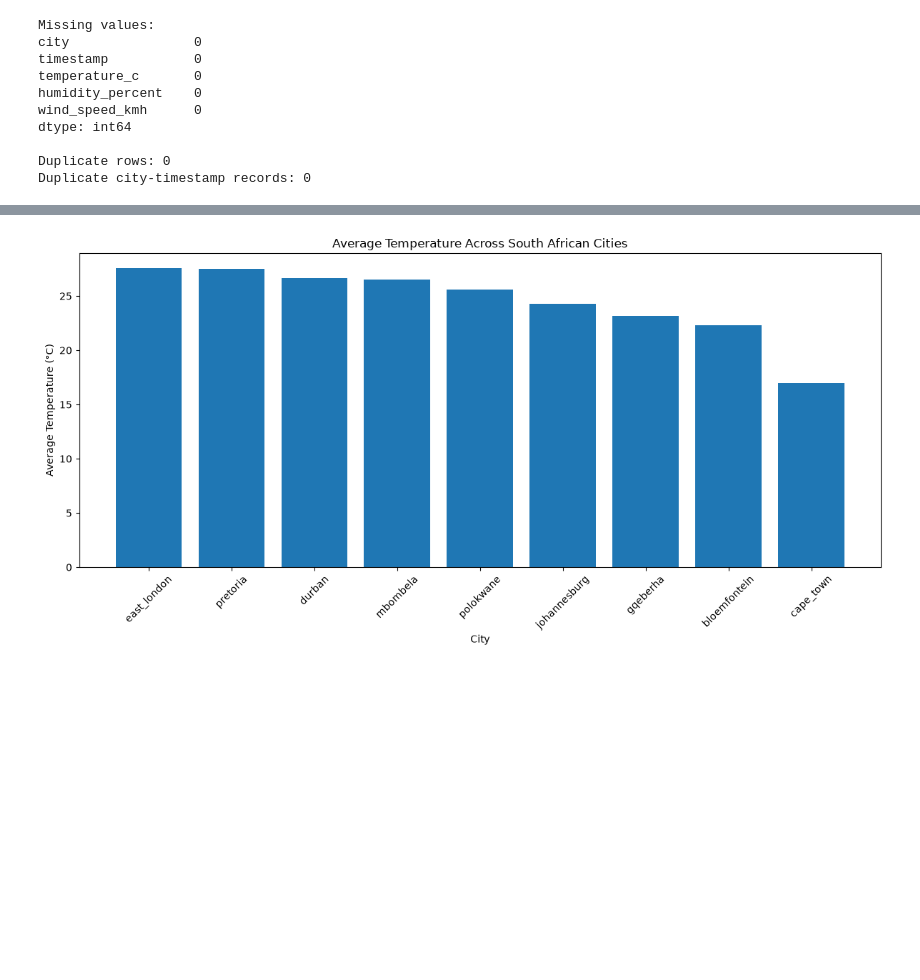
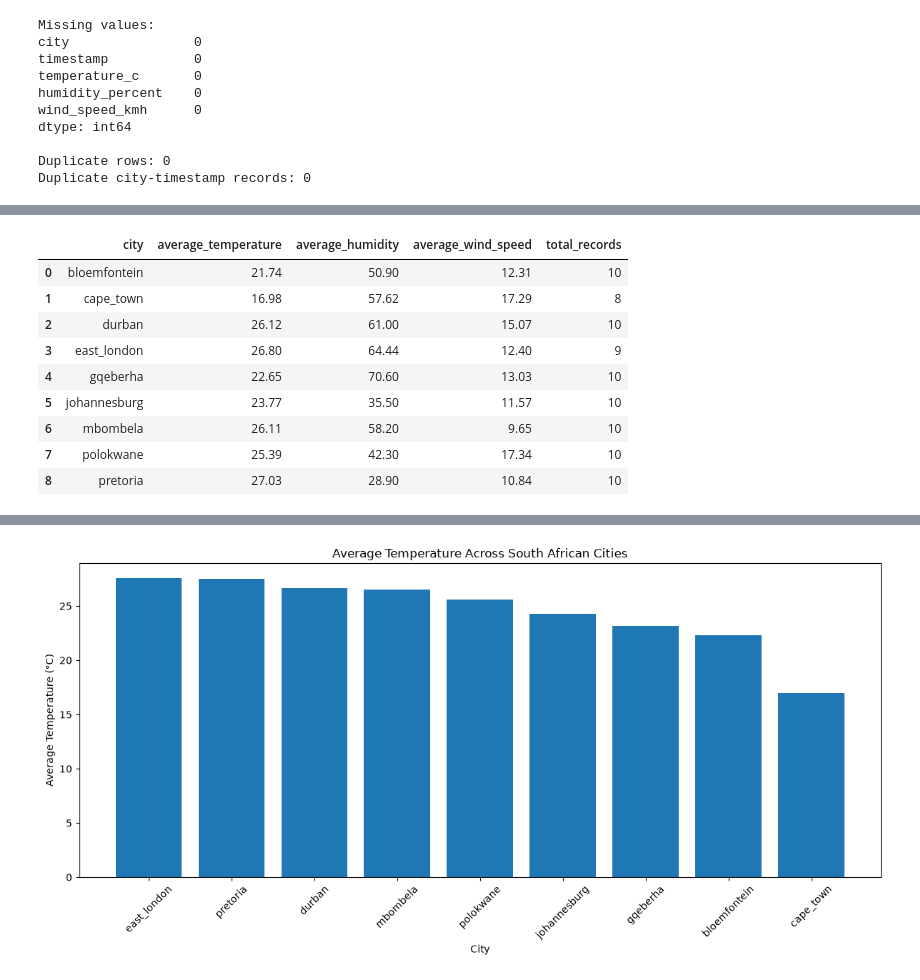
Before and after one commit to Bmpalanga/South_african_weather_pipeline, a Jupyter notebook: weather_analysis_clean.ipynb, the cells around one changed output, grey strips where cells are left out. Cells and saved outputs as stored; diff of their text form; code cells hidden in the pictures; blank space fills up the shorter version.

```diff
--- a/weather_analysis_clean.ipynb
+++ b/weather_analysis_clean.ipynb
@@ -92,0 +84,20 @@ display(city_summary)
+# %%
+import pandas as pd
+import matplotlib.pyplot as plt
+from pathlib import Path
+
+# Find the project folder
+project_dir = Path.home() / "Electives" / "South_african_weather_pipeline"
+
+# Locate the processed weather CSV file
+csv_path = project_dir / "data" / "processed" / "weather.csv"
+
+# Load the weather data
+df = pd.read_csv(csv_path)
+
+# Display the first five rows
+display(df.head())
+
+# Show the total number of records
+print("Total records:", len(df))
+print("Unique cities:", df["city"].nunique())
@@ -92,0 +113,25 @@ display(city_summary)
+# %%
+# Calculate average weather conditions for each city
+city_summary = df.groupby("city").agg(
+    average_temperature=("temperature_c", "mean"),
+    average_humidity=("humidity_percent", "mean"),
+    average_wind_speed=("wind_speed_kmh", "mean"),
+    total_records=("timestamp", "count")
+).reset_index()
+
+# Round averages to two decimal places
+city_summary = city_summary.round(2)
+
+# Display the results
+display(city_summary)
+# %% [output]
+|  | city | average_temperature | average_humidity | average_wind_speed | total_records |
+| 0 | bloemfontein | 21.74 | 50.90 | 12.31 | 10 |
+| 1 | cape_town | 16.98 | 57.62 | 17.29 | 8 |
+| 2 | durban | 26.12 | 61.00 | 15.07 | 10 |
+| 3 | east_london | 26.80 | 64.44 | 12.40 | 9 |
+| 4 | gqeberha | 22.65 | 70.60 | 13.03 | 10 |
+| 5 | johannesburg | 23.77 | 35.50 | 11.57 | 10 |
+| 6 | mbombela | 26.11 | 58.20 | 9.65 | 10 |
+| 7 | polokwane | 25.39 | 42.30 | 17.34 | 10 |
+| 8 | pretoria | 27.03 | 28.90 | 10.84 | 10 |
```
Also changed, not shown: parts of 18 cells of this notebook, 1 other file.
